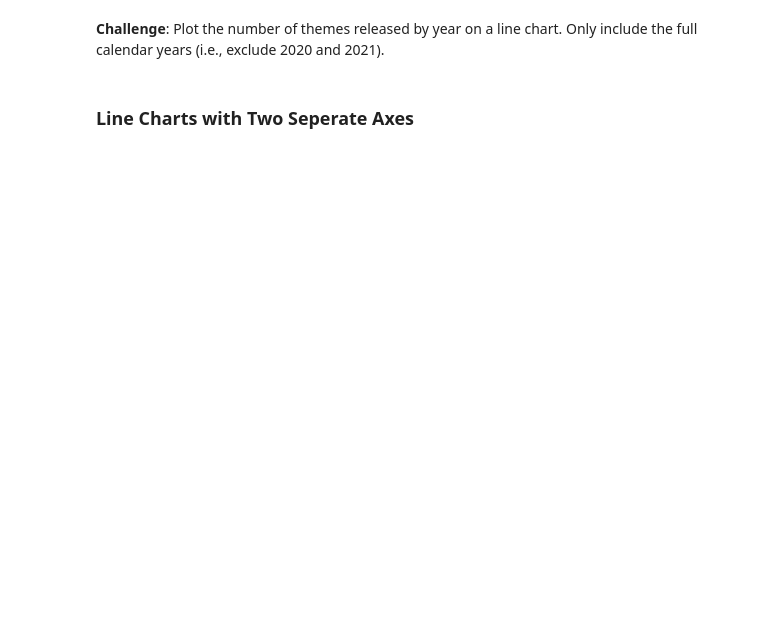
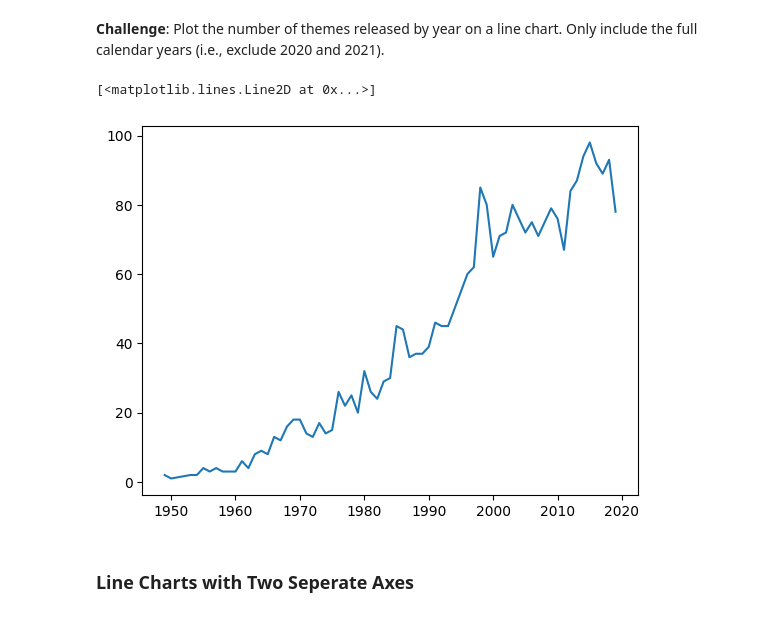
Before and after one commit to mekchou/100-Days-of-Code-Python, a Jupyter notebook: D74/Lego_Analysis.ipynb, the cells around one changed output. Drawn from its saved outputs; the diff is of its cells as text; code cells hidden in the pictures; blank space fills up the shorter version.

```diff
--- a/D74/Lego_Analysis.ipynb
+++ b/D74/Lego_Analysis.ipynb
@@ -196,3 +191,7 @@ plt.plot(df_sets_groupby_year_clean.index,df_sets_groupby_year_clean["set_num"])
 ### Aggregate Data with the Python .agg() Function
 
 Let's work out the number of different themes shipped by year. This means we have to count the number of unique theme_ids per calendar year.
+# %%
+# themes_by_year = df_sets.groupby("year").agg({"theme_id": "nunique"})
+themes_by_year = df_sets.groupby("year").agg({"theme_id": pd.Series.nunique})
+themes_by_year
@@ -199,4 +213,12 @@ Let's work out the number of different themes shipped by year. This means we hav
+# %%
+# themes_by_year.rename(columns={"theme_id": "nr_themes"})
+themes_by_year.rename({"theme_id": "nr_themes"}, axis=1, inplace=True)
 # %% [markdown]
 **Challenge**: Plot the number of themes released by year on a line chart. Only include the full calendar years (i.e., exclude 2020 and 2021).
+# %%
+plt.plot(themes_by_year.index[:-2], themes_by_year["nr_themes"][:-2])
+# %% [output]
+[<matplotlib.lines.Line2D at 0x...>]
+[figure, added]
 # %% [markdown]
 ### Line Charts with Two Seperate Axes
```
Also changed, not shown: parts of 16 cells of this notebook.
